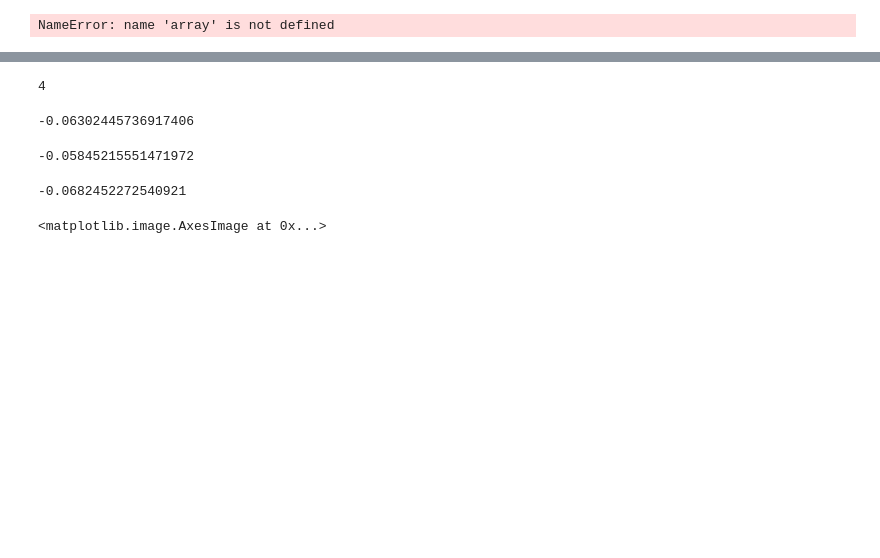
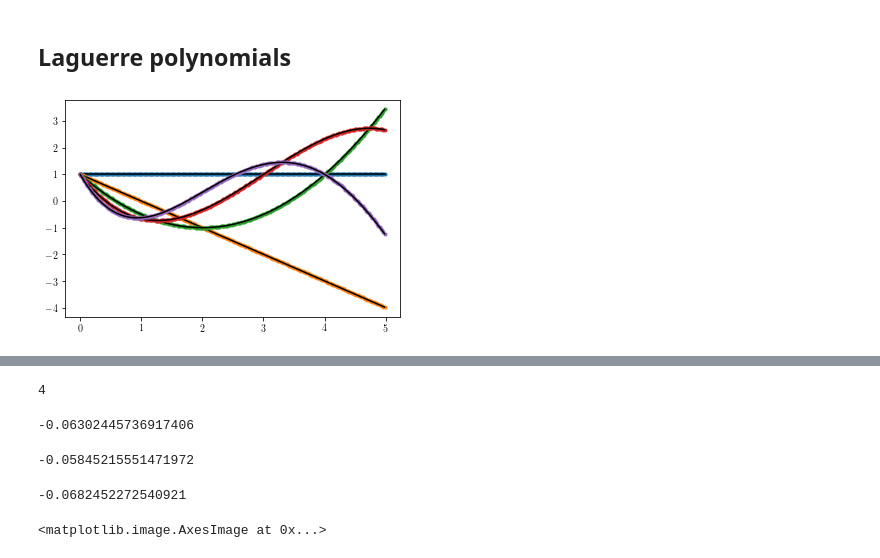
Before and after one commit to akshaykri/QH_ED, a Jupyter notebook: examples/Haldane.ipynb, the cells around one changed output, grey strips where cells are left out. Saved outputs shown, nothing was run; the diff lists cells and outputs as text; code cells hidden in the pictures; blank space fills up the shorter version.

```diff
--- a/examples/Haldane.ipynb
+++ b/examples/Haldane.ipynb
@@ -23,7 +18,22 @@ from QH_ED import utils
 from QH_ED import hilbert
 from functools import partial
 # %%
-array([-1.95291806, -1.94022948, -1.94022948, -1.93826526, -1.9298701 ,
-       -1.9298701 ])
+# array([-1.95291806, -1.94022948, -1.94022948, -1.93826526, -1.9298701 ,
+#        -1.9298701 ])
-# %% [output]
-NameError: name 'array' is not defined
+# %% [markdown]
+## Laguerre polynomials
+# %%
+f, ax = plt.subplots()
+x = np.r_[0:5:0.02]
+
+f = {0: 1 - 0*x,
+     1: 1 - x,
+     2: 1 - 2*x + x**2/2,
+     3: 1 - 3*x + 1.5*x**2 - x**3/6,
+     4: 1 - 4*x + 3*x**2 - 2*x**3/3 + x**4/24}
+
+for m in [0, 1, 2, 3, 4]:
+    ax.plot(x, scipy.special.eval_laguerre(m, x), '.', color='C'+str(m))
+    ax.plot(x, f[m], color='k')
+# %% [output]
+[figure, added]
```
Also changed, not shown: parts of 19 cells of this notebook, 2 other files.
